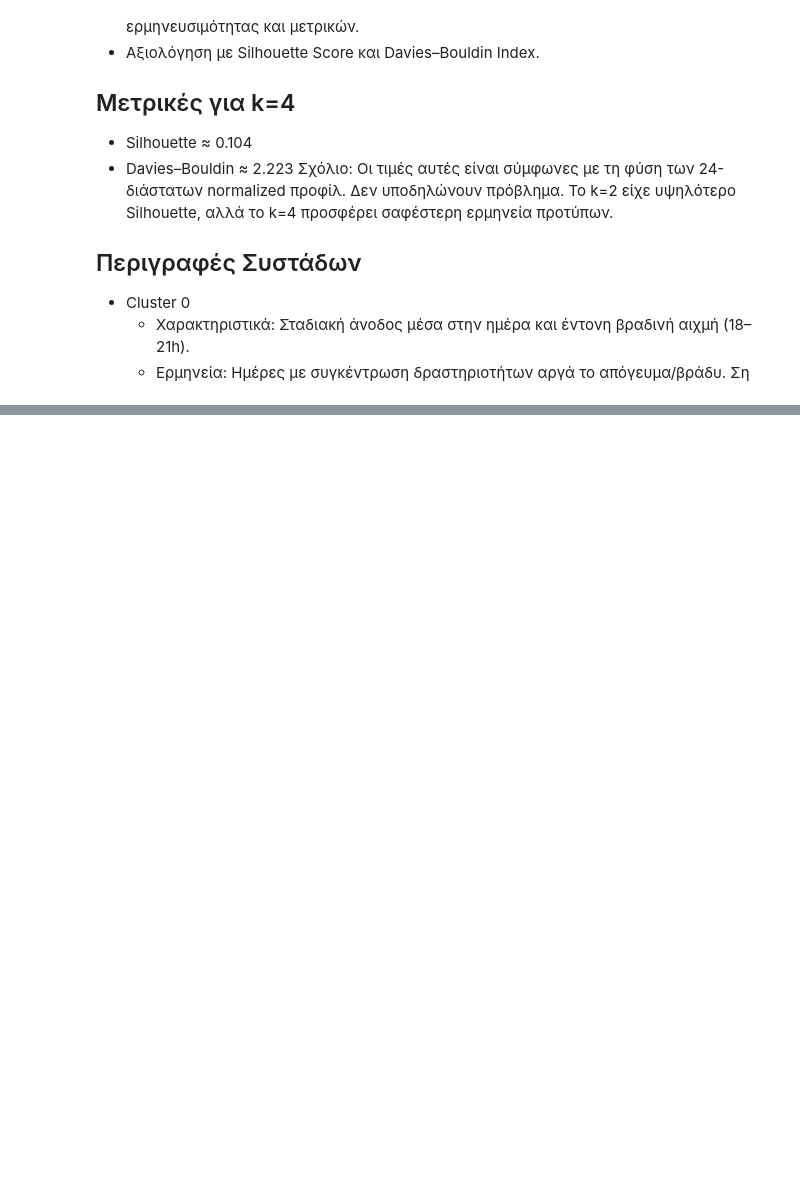
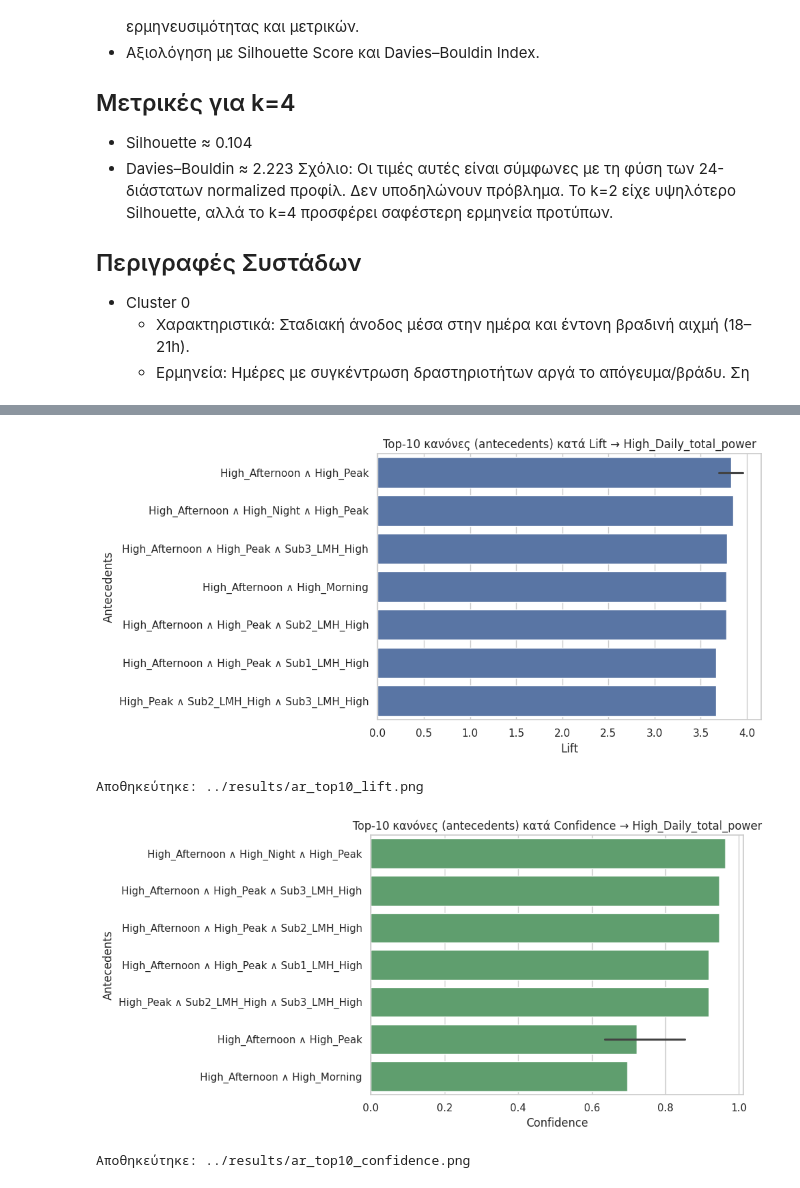
Before and after one commit to KostasPapadogiannis/energy-consumption-mining, a Jupyter notebook: notebooks/modeling.ipynb, the cells around one changed output, grey strips where cells are left out. Saved outputs shown, nothing was run; the diff lists cells and outputs as text; code cells hidden in the pictures; blank space fills up the shorter version.

Commit message:
Association Rule Mining

```diff
--- a/notebooks/modeling.ipynb
+++ b/notebooks/modeling.ipynb
@@ -2064,0 +2414,13 @@ print(f"Αποθηκεύτηκε: {interp_plot}")
+# %%
+def frozenset_to_str(fs):
+    return " ∧ ".join(sorted(list(fs)))
+
+top_rules = rules_target.head(15).copy()
+top_rules['antecedents_str'] = top_rules['antecedents'].apply(frozenset_to_str)
+top_rules['consequents_str'] = top_rules['consequents'].apply(frozenset_to_str)
+cols_out = ['antecedents_str','consequents_str','support','confidence','lift']
+display(top_rules[cols_out])
+
+top_rules_path = RESULTS_DIR / 'association_rules_high_total_top15.csv'
+top_rules[cols_out].to_csv(top_rules_path, index=False)
+print(f"Αποθηκεύτηκαν οι top κανόνες στο: {top_rules_path}")
@@ -2064,0 +2445,33 @@ print(f"Αποθηκεύτηκε: {interp_plot}")
+# %%
+import seaborn as sns
+import matplotlib.pyplot as plt
+
+plot_df = top_rules[cols_out].copy()
+plot_df = plot_df.sort_values('lift', ascending=False).head(10)
+
+plt.figure(figsize=(10, 5))
+sns.barplot(data=plot_df, x='lift', y='antecedents_str', color='#4C72B0')
+plt.title('Top-10 κανόνες (antecedents) κατά Lift → High_Daily_total_power')
+plt.xlabel('Lift')
+plt.ylabel('Antecedents')
+plt.tight_layout()
+lift_plot = RESULTS_DIR / 'ar_top10_lift.png'
+plt.savefig(lift_plot, dpi=300, bbox_inches='tight')
+plt.show()
+print(f"Αποθηκεύτηκε: {lift_plot}")
+
+plt.figure(figsize=(10, 5))
+sns.barplot(data=plot_df.sort_values('confidence', ascending=False), x='confidence', y='antecedents_str', color='#55A868')
+plt.title('Top-10 κανόνες (antecedents) κατά Confidence → High_Daily_total_power')
+plt.xlabel('Confidence')
+plt.ylabel('Antecedents')
+plt.tight_layout()
+conf_plot = RESULTS_DIR / 'ar_top10_confidence.png'
+plt.savefig(conf_plot, dpi=300, bbox_inches='tight')
+plt.show()
+print(f"Αποθηκεύτηκε: {conf_plot}")
+# %% [output]
+[figure, added]
+Αποθηκεύτηκε: ../results/ar_top10_lift.png
+[figure, added]
+Αποθηκεύτηκε: ../results/ar_top10_confidence.png
```
Also changed, not shown: parts of 14 cells of this notebook.
